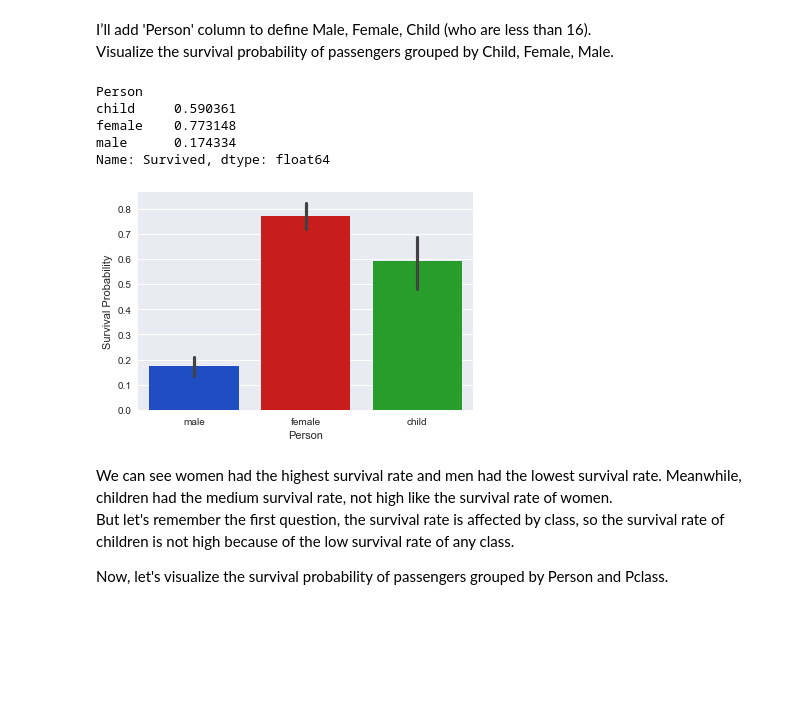
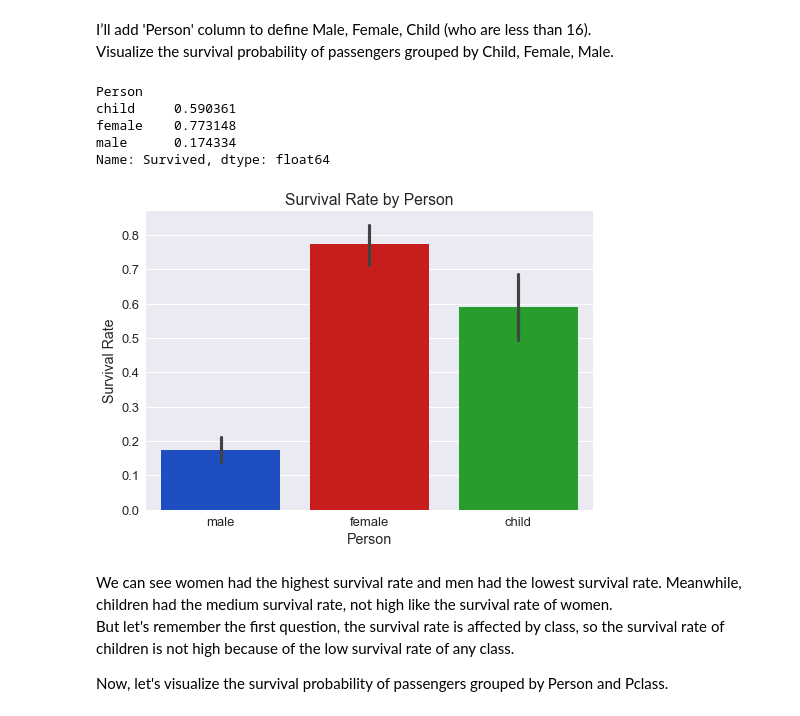
Before and after one commit to thuytienpt/DataAnalystNanodegree, a Jupyter notebook: P1_InvestigateDataset/InvestigateDataset.ipynb, the cells around one changed output. Cells and saved outputs as stored; diff of their text form; code cells hidden in the pictures; blank space fills up the shorter version.

```diff
--- a/P1_InvestigateDataset/InvestigateDataset.ipynb
+++ b/P1_InvestigateDataset/InvestigateDataset.ipynb
@@ -85,0 +86,8 @@ color_person = sns.xkcd_palette(['blue', 'red', 'green'])
+# %%
+sns.set(font_scale=1.3)
+color_survived = sns.xkcd_palette(['light red', 'light blue'])
+(sns.countplot(x='Survived', data=df_titanic, palette = color_survived)
+    .set(xticklabels = ['Survived', 'Died'],
+         title='Number of Passengers by Survived'))
+
+df_titanic.groupby('Survived').size()/len(df_titanic)
@@ -177,19 +216,20 @@ Besides, passengers traveled alone have the low chance of survival.
 I’ll add 'Person' column to define Male, Female, Child (who are less than 16).
 Visualize the survival probability of passengers grouped by Child, Female, Male.
 # %%
+color_person = sns.xkcd_palette(['blue', 'red', 'green'])
 df_titanic = df_titanic.assign(Person = lambda p : np.where(p['Age']>=16, p.Sex, 'child'))
+(sns.barplot(x='Person', y='Survived', data=df_titanic, palette = color_person)
+    .set(title = 'Survival Rate by Person',
+         xlabel= 'Person', ylabel='Survival Rate'))
 
-(sns.barplot(x='Person', y='Survived', data=df_titanic,
-            palette = color_person)
- .set(ylabel='Survival Probability'))
 df_titanic.groupby('Person')['Survived'].mean()
 # %% [output]
 Person
 child     0.590361
 female    0.773148
 male      0.174334
 Name: Survived, dtype: float64
-[figure, old version]
+[figure, new version]
 # %% [markdown]
 We can see women had the highest survival rate and men had the lowest survival rate. Meanwhile, children had the medium survival rate, not high like the survival rate of women.
 But let's remember the first question, the survival rate is affected by class, so the survival rate of children is not high because of the low survival rate of any class.
```
Also changed, not shown: parts of 23 cells of this notebook, 1 other file.
